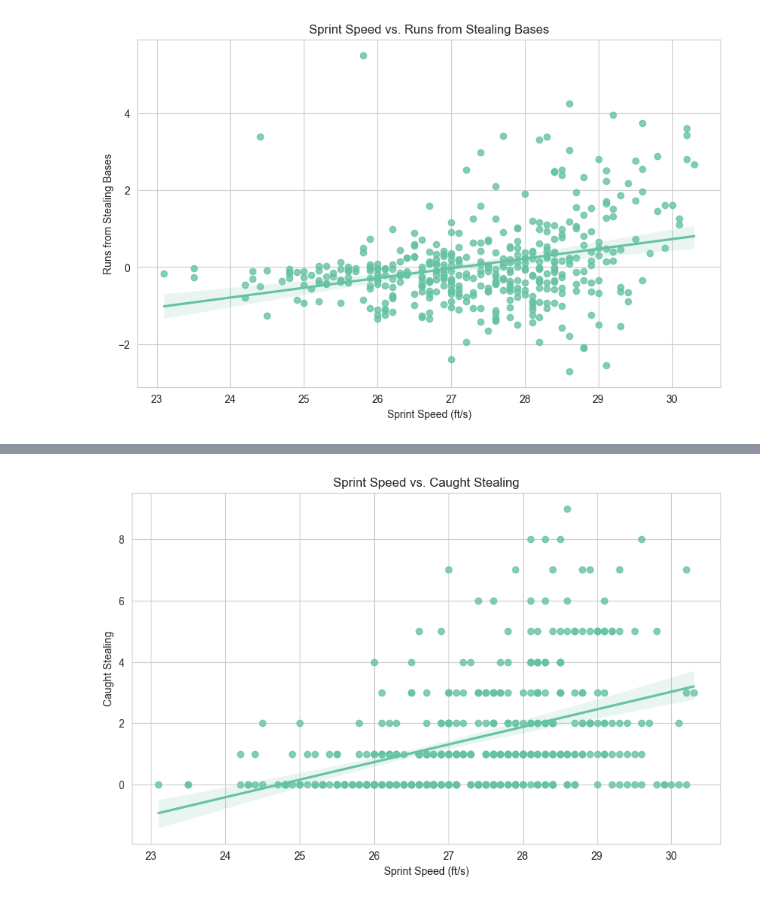
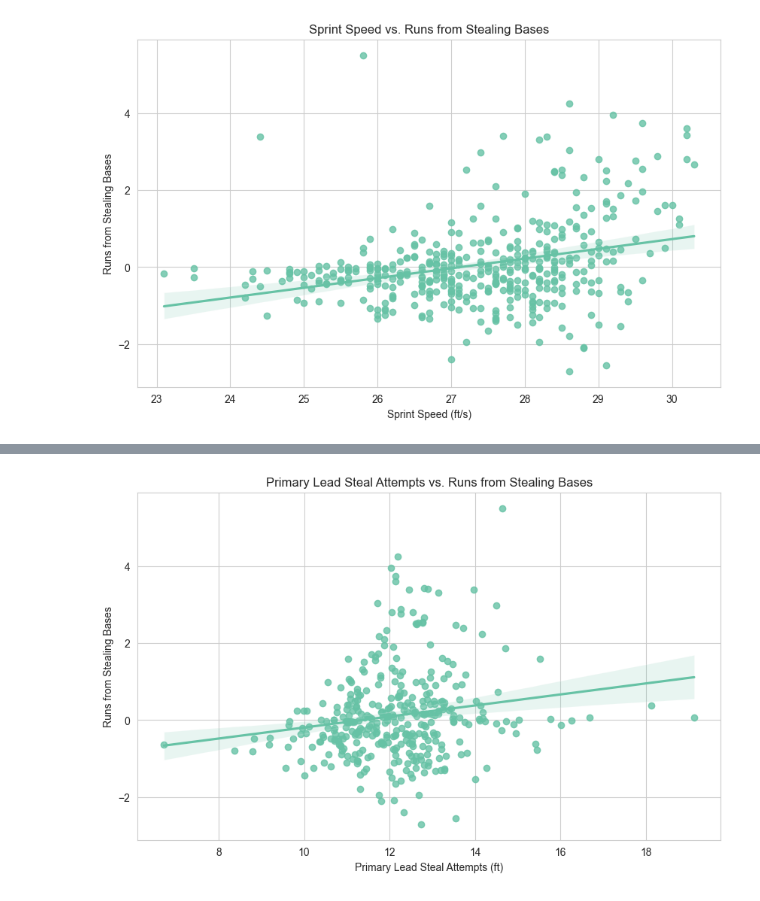
Before and after one commit to nico671/Data-Analysis, a Jupyter notebook: baserunning/basestealing_exploration.ipynb, the cells around one changed output, grey strips where cells are left out. Cells and saved outputs as stored; diff of their text form; code cells hidden in the pictures.

```diff
--- a/baserunning/basestealing_exploration.ipynb
+++ b/baserunning/basestealing_exploration.ipynb
@@ -199,11 +188,14 @@ plt.show()
-# %%
-plt.figure(figsize=(10, 6))
-sns.set_style("whitegrid")
-sns.set_palette("Set2")
-sns.regplot(data=df.to_pandas(), x="sprint_speed", y="caught_stealing")
-plt.title("Sprint Speed vs. Caught Stealing")
-plt.xlabel("Sprint Speed (ft/s)")
-plt.ylabel("Caught Stealing")
-plt.show()
-# %% [output]
-[figure, removed]
+# %%
+plt.figure(figsize=(10, 6))
+sns.set_style("whitegrid")
+sns.set_palette("Set2")
+
+sns.regplot(
+    data=df.to_pandas(), x="primary_lead_steal_attempts", y="runner_stealing_runs"
+)
+plt.title("Primary Lead Steal Attempts vs. Runs from Stealing Bases")
+plt.xlabel("Primary Lead Steal Attempts (ft)")
+plt.ylabel("Runs from Stealing Bases")
+plt.show()
+# %% [output]
+[figure, added]
```
Also changed, not shown: parts of 4 cells of this notebook, 8 other files.
